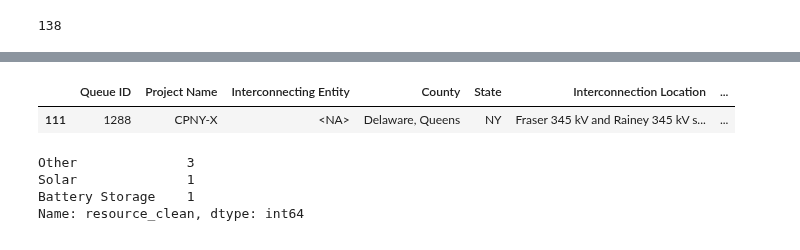
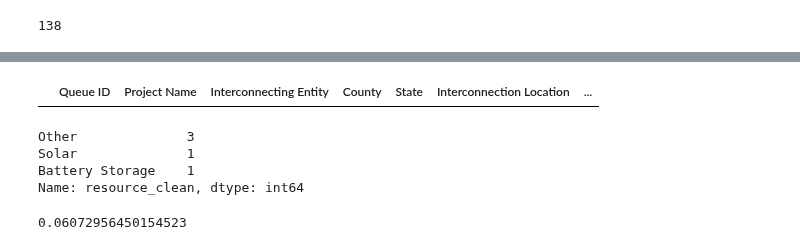
Before and after one commit to deployment-gap-model-education-fund/deployment-gap-model, a Jupyter notebook: notebooks/data_updates/interconnection_fyi/interconnection-fyi-update.ipynb, the cells around one changed output, grey strips where cells are left out. Cells and saved outputs as stored; diff of their text form; code cells hidden in the pictures.

```diff
--- a/notebooks/data_updates/interconnection_fyi/interconnection-fyi-update.ipynb
+++ b/notebooks/data_updates/interconnection_fyi/interconnection-fyi-update.ipynb
@@ -400,10 +414,9 @@ gs_lbnl_iso[gs_lbnl_iso.project_name == "CPNY-X"]
 # %%
 # it's worth checking the most recent raw data to see if these projects get dropped during deduplication
-raw_gs = pd.read_parquet("/app/data/data_cache/gridstatus/interconnection_queues/parquet/nyiso.parquet#1761671632253516")
+raw_gs = pd.read_parquet("/app/data/data_cache/gridstatus/interconnection_queues/parquet/pjm.parquet#1761671630863094")
 # %%
-# if they appear in the raw data, it's worth tracing through the ETL with the debugger
-# to see where the project gets dropped
-raw_gs[raw_gs["Queue ID"] == "1288"]
+# if they appear in the raw data, check if the location or resource / generation type
+# would exclude the project from the data warehouse tables
+raw_gs[raw_gs["Queue ID"] == "AH1-695"]
 # %% [output]
 |  | Queue ID | Project Name | Interconnecting Entity | County | State | Interconnection Location | ... |
-| 111 | 1288 | CPNY-X | <NA> | Delaware, Queens | NY | Fraser 345 kV and Rainey 345 kV s... | ... |
@@ -414,3 +430,8 @@ Other              3
 Solar              1
 Battery Storage    1
 Name: resource_clean, dtype: int64
+# %%
+# see if the capacity of these projects makes up the difference in GS
+active_in_fyi_not_in_gs.capacity_mw.sum()/active_gs.capacity_mw.sum()
+# %% [output]
+0.06072956450154523
```
Also changed, not shown: parts of 31 cells of this notebook, 9 other files.
